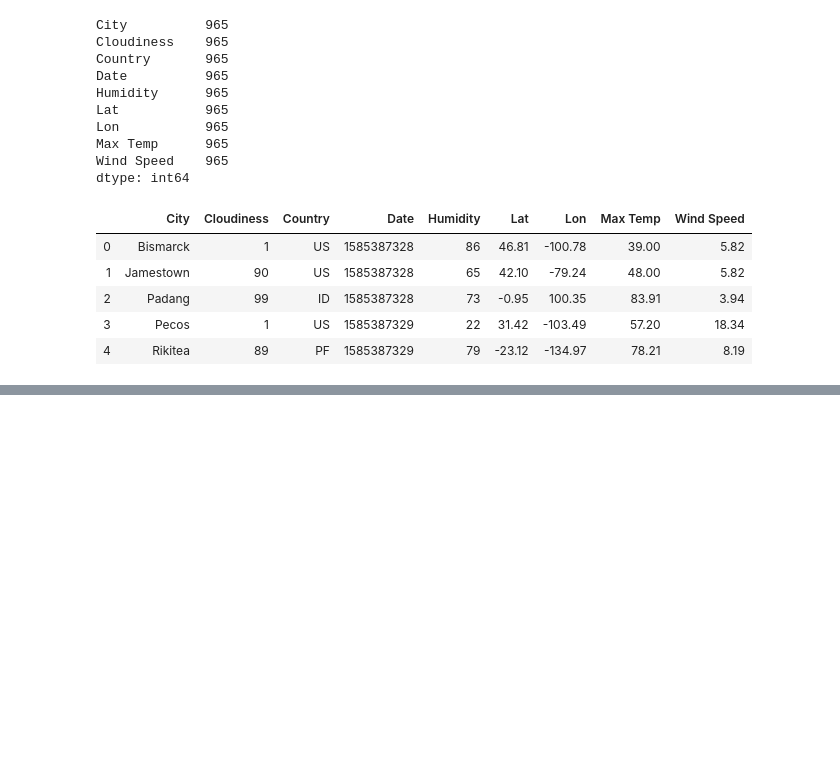
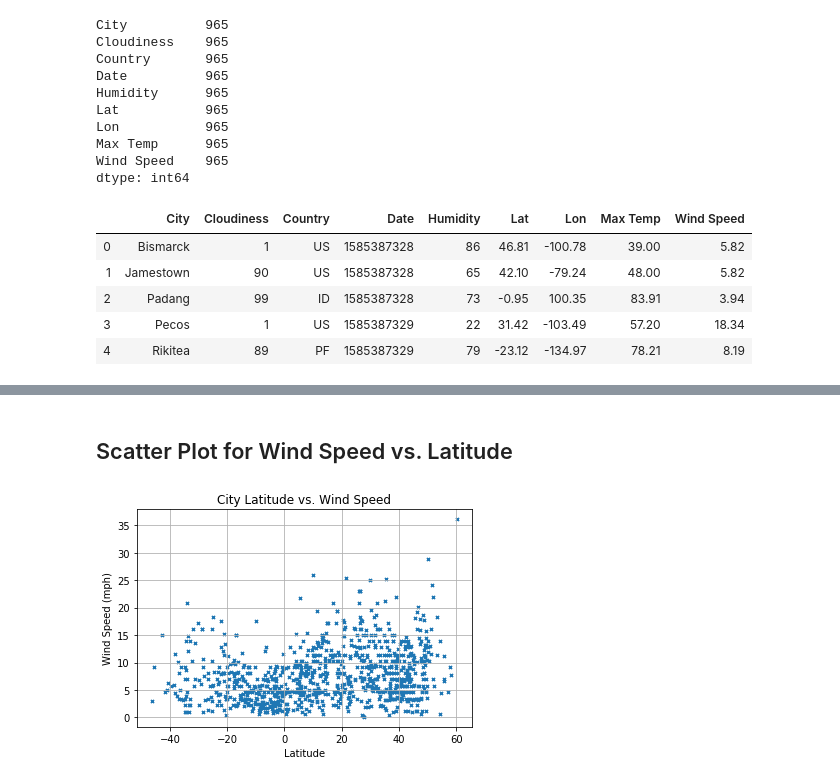
Before and after one commit to Uche-UJO/Python-API-Challenge, a Jupyter notebook: WeatherPy/WeatherPy.ipynb, the cells around one changed output, grey strips where cells are left out. Saved outputs shown, nothing was run; the diff lists cells and outputs as text; code cells hidden in the pictures; blank space fills up the shorter version.

```diff
--- a/WeatherPy/WeatherPy.ipynb
+++ b/WeatherPy/WeatherPy.ipynb
@@ -203,0 +240,21 @@ plt.show()
+# %% [markdown]
+## Scatter Plot for Wind Speed vs. Latitude
+# %%
+# Creating a scatter plot to show a Wind Speed vs. Latitude relationship
+
+plt.scatter(weather_data["Lat"], weather_data["Wind Speed"], marker="x", s=10)
+
+# Defining Labels
+
+plt.title("City Latitude vs. Wind Speed")
+plt.ylabel("Wind Speed (mph)")
+plt.xlabel("Latitude")
+plt.grid(True)
+
+# Save the figure
+plt.savefig("Wind_Speed_vs_Latitude.png")
+
+# Show plot
+plt.show()
+# %% [output]
+[figure, added]
```
Also changed, not shown: parts of 9 cells of this notebook, 5 other files.
